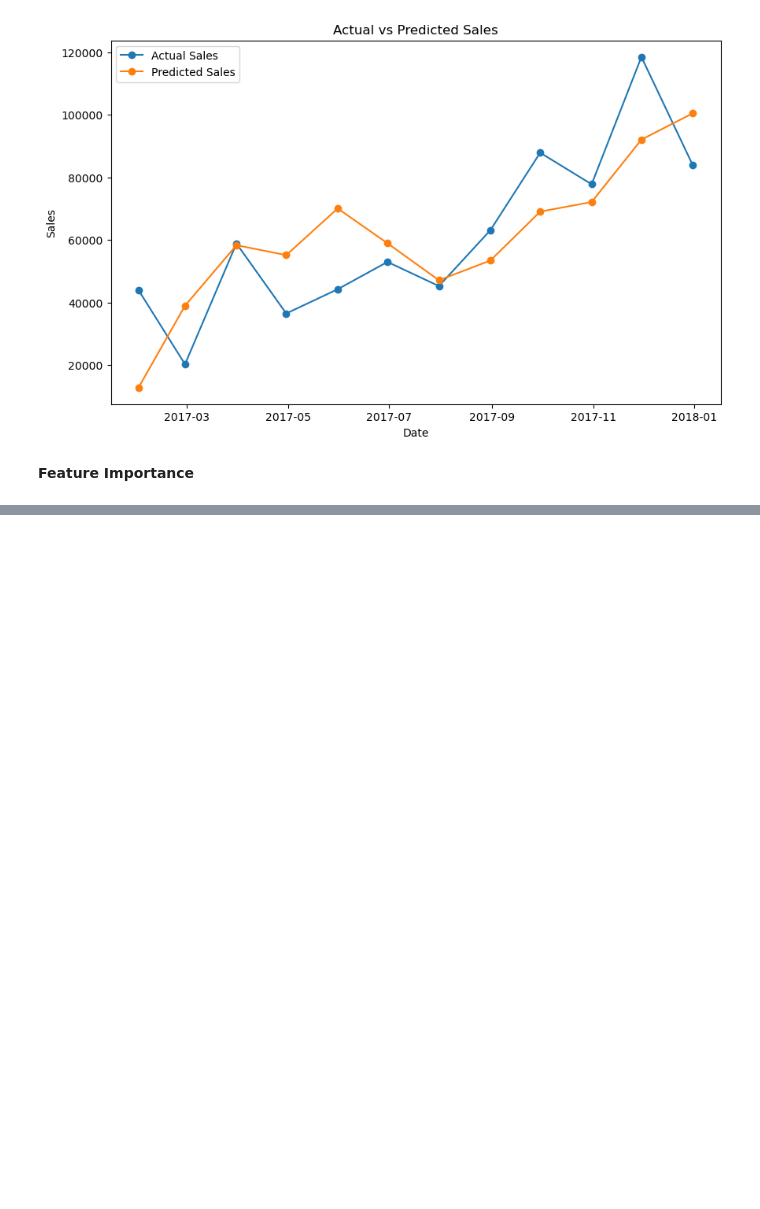
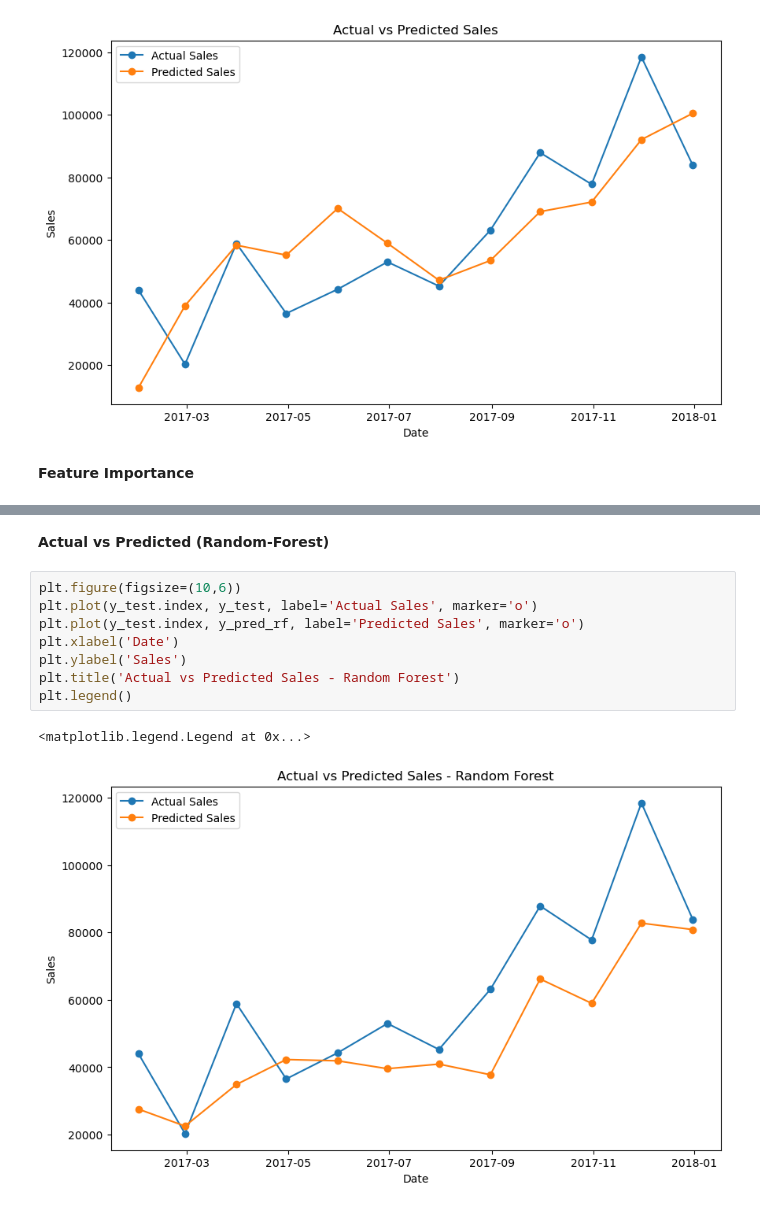
Before and after one commit to theHoodguy4587/Sales-Forecasting-Trend-Analysis-using-Time-Series-Models, a Jupyter notebook: notebooks/3_modeling_forecasting.ipynb, the cells around one changed output, grey strips where cells are left out. Drawn from its saved outputs; the diff is of its cells as text; blank space fills up the shorter version.

```diff
--- a/notebooks/3_modeling_forecasting.ipynb
+++ b/notebooks/3_modeling_forecasting.ipynb
@@ -97,0 +130,13 @@ plt.show()
+# %% [markdown]
+**Actual vs Predicted (Random-Forest)**
+# %%
+plt.figure(figsize=(10,6))
+plt.plot(y_test.index, y_test, label='Actual Sales', marker='o')
+plt.plot(y_test.index, y_pred_rf, label='Predicted Sales', marker='o')
+plt.xlabel('Date')
+plt.ylabel('Sales')
+plt.title('Actual vs Predicted Sales - Random Forest')
+plt.legend()
+# %% [output]
+<matplotlib.legend.Legend at 0x...>
+[figure, added]
```
Also changed, not shown: parts of 6 cells of this notebook.
